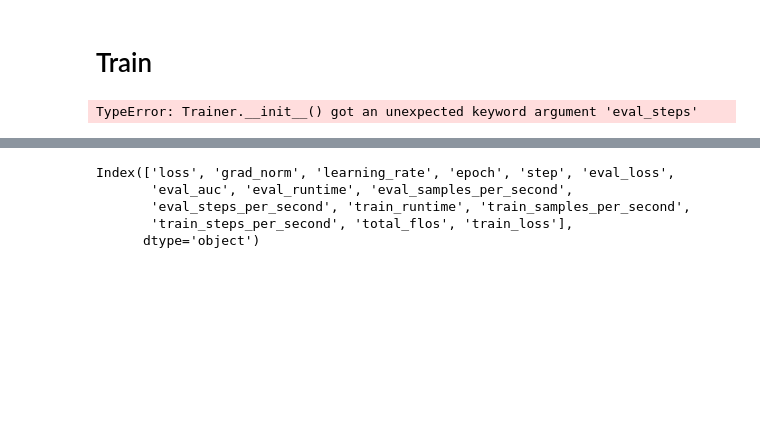
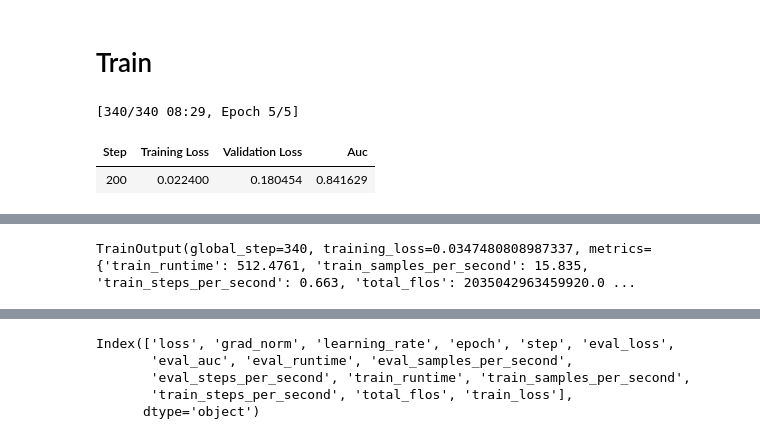
Before and after one commit to DimaKool/JigsawCommunityRules, a Jupyter notebook: tinghan-mpnet-base-v2-inference-cv-0-876.ipynb, the cells around one changed output, grey strips where cells are left out. Cells and saved outputs as stored; diff of their text form; code cells hidden in the pictures; blank space fills up the shorter version.

```diff
--- a/tinghan-mpnet-base-v2-inference-cv-0-876.ipynb
+++ b/tinghan-mpnet-base-v2-inference-cv-0-876.ipynb
@@ -217,32 +323,33 @@ def compute_column_auc(eval_pred):
         auc = roc_auc_score(labels, probs)
         return {"auc": auc}
 
     aucs = []
     for i in range(probs.shape[1]):
         try:
             auc = roc_auc_score(labels[:, i], probs[:, i])
         except ValueError:
             auc = 0.5
         aucs.append(auc)
     return {"mean_column_auc": np.mean(aucs)}
 
 model = AutoModelForSequenceClassification.from_pretrained(
     model_name_1,
     num_labels=CLASSES,
 )
 
 add_safe_globals([TrainingArguments])
 
 trainer = Trainer(
     model=model,
     args=TRAINING_ARGS,
     train_dataset=train_ds,
     eval_dataset=val_ds,
     tokenizer=tokenizer,
     compute_metrics=compute_column_auc,
-    eval_steps=50,
 )
 
 trainer.train()
 # %% [output]
-TypeError: Trainer.__init__() got an unexpected keyword argument 'eval_steps'
+[340/340 08:29, Epoch 5/5]
+| Step | Training Loss | Validation Loss | Auc |
+| 200 | 0.022400 | 0.180454 | 0.841629 |
@@ -249,3 +358,4 @@ TypeError: Trainer.__init__() got an unexpected keyword argument 'eval_steps'
+TrainOutput(global_step=340, training_loss=0.0347480808987337, metrics={'train_runtime': 512.4761, 'train_samples_per_second': 15.835, 'train_steps_per_second': 0.663, 'total_flos': 2035042963459920.0 ...
 # %%
 %%time
 
```
Also changed, not shown: parts of 8 cells of this notebook.
